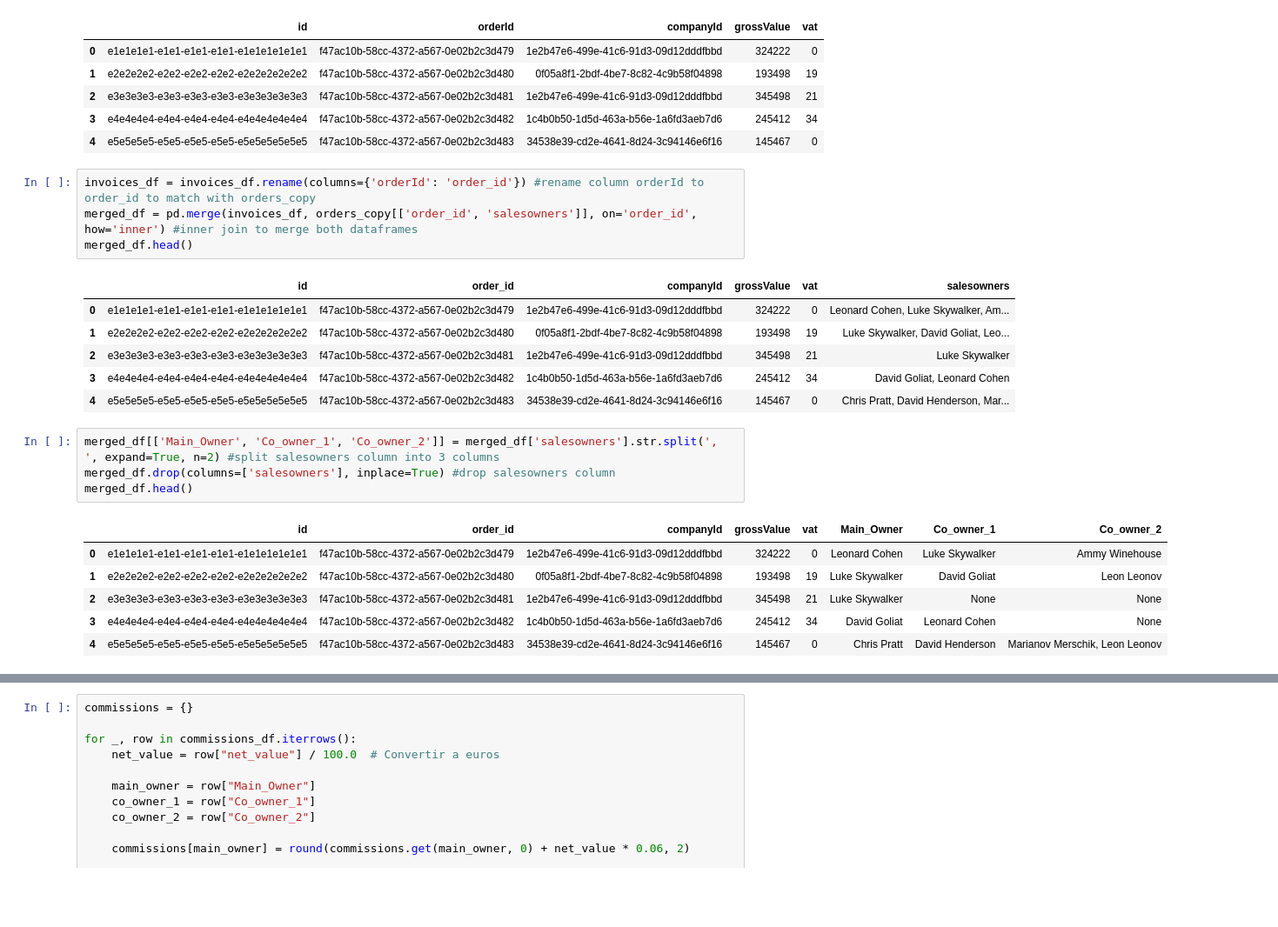
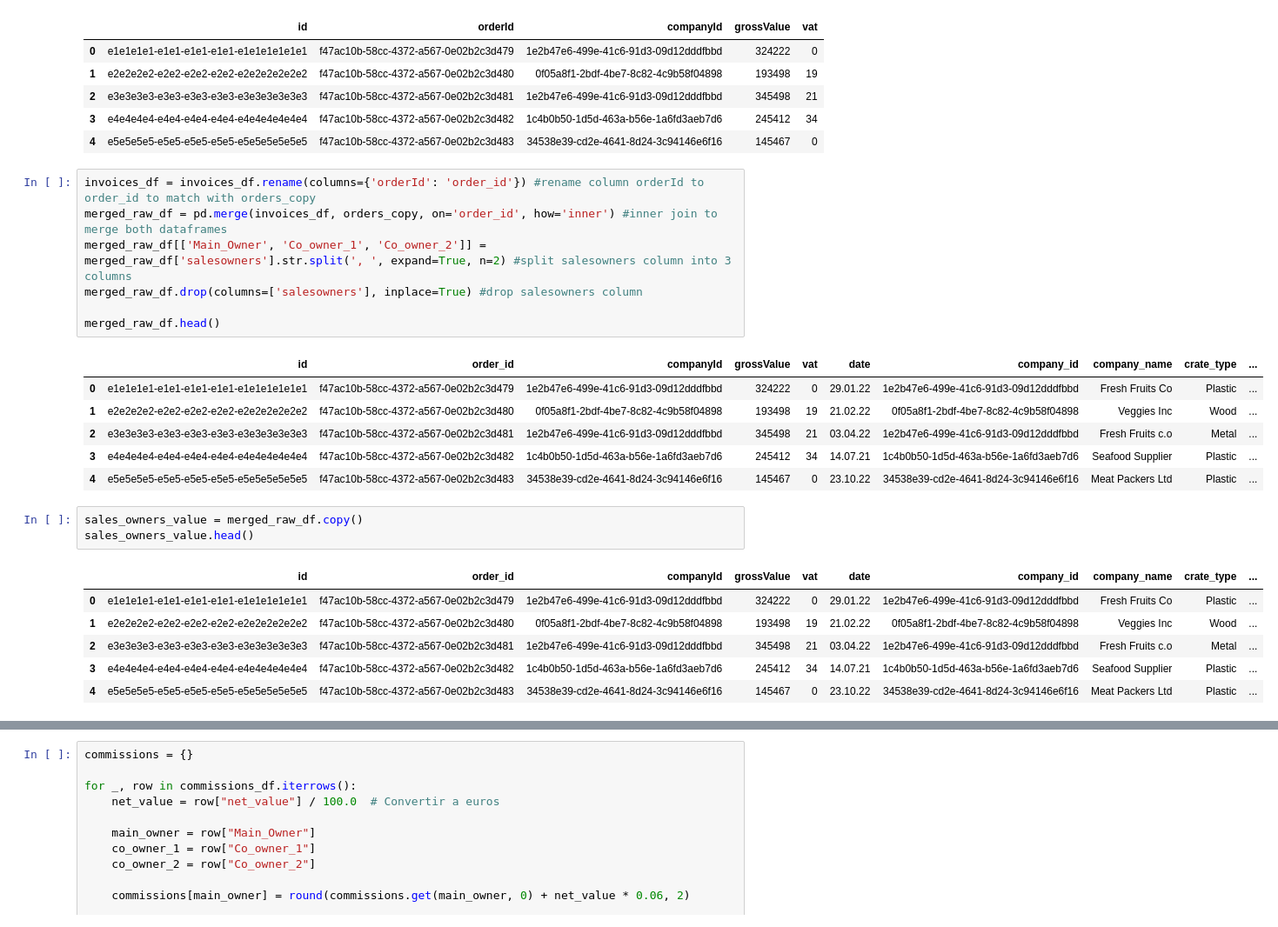
Before and after one commit to StephiKR/IFCO-TEST, a Jupyter notebook: stefaniekobsar_test.ipynb, the cells around one changed output, grey strips where cells are left out. Shown at 87% size. Saved outputs shown, nothing was run; the diff lists cells and outputs as text; blank space fills up the shorter version.

```diff
--- a/stefaniekobsar_test.ipynb
+++ b/stefaniekobsar_test.ipynb
@@ -183,24 +183,26 @@ invoices_df.head()
 | 4 | e5e5e5e5-e5e5-e5e5-e5e5-e5e5e5e5e5e5 | f47ac10b-58cc-4372-a567-0e02b2c3d483 | 34538e39-cd2e-4641-8d24-3c94146e6f16 | 145467 | 0 |
 # %%
 invoices_df = invoices_df.rename(columns={'orderId': 'order_id'}) #rename column orderId to order_id to match with orders_copy
-merged_df = pd.merge(invoices_df, orders_copy[['order_id', 'salesowners']], on='order_id', how='inner') #inner join to merge both dataframes
-merged_df.head()
+merged_raw_df = pd.merge(invoices_df, orders_copy, on='order_id', how='inner') #inner join to merge both dataframes
+merged_raw_df[['Main_Owner', 'Co_owner_1', 'Co_owner_2']] = merged_raw_df['salesowners'].str.split(', ', expand=True, n=2) #split salesowners column into 3 columns
+merged_raw_df.drop(columns=['salesowners'], inplace=True) #drop salesowners column
+
+merged_raw_df.head()
 # %% [output]
-|  | id | order_id | companyId | grossValue | vat | salesowners |
-| 0 | e1e1e1e1-e1e1-e1e1-e1e1-e1e1e1e1e1e1 | f47ac10b-58cc-4372-a567-0e02b2c3d479 | 1e2b47e6-499e-41c6-91d3-09d12dddfbbd | 324222 | 0 | Leonard Cohen, Luke Skywalker, Am... |
-| 1 | e2e2e2e2-e2e2-e2e2-e2e2-e2e2e2e2e2e2 | f47ac10b-58cc-4372-a567-0e02b2c3d480 | 0f05a8f1-2bdf-4be7-8c82-4c9b58f04898 | 193498 | 19 | Luke Skywalker, David Goliat, Leo... |
-| 2 | e3e3e3e3-e3e3-e3e3-e3e3-e3e3e3e3e3e3 | f47ac10b-58cc-4372-a567-0e02b2c3d481 | 1e2b47e6-499e-41c6-91d3-09d12dddfbbd | 345498 | 21 | Luke Skywalker |
-| 3 | e4e4e4e4-e4e4-e4e4-e4e4-e4e4e4e4e4e4 | f47ac10b-58cc-4372-a567-0e02b2c3d482 | 1c4b0b50-1d5d-463a-b56e-1a6fd3aeb7d6 | 245412 | 34 | David Goliat, Leonard Cohen |
-| 4 | e5e5e5e5-e5e5-e5e5-e5e5-e5e5e5e5e5e5 | f47ac10b-58cc-4372-a567-0e02b2c3d483 | 34538e39-cd2e-4641-8d24-3c94146e6f16 | 145467 | 0 | Chris Pratt, David Henderson, Mar... |
+|  | id | order_id | companyId | grossValue | vat | date | company_id | company_name | crate_type | ... |
+| 0 | e1e1e1e1-e1e1-e1e1-e1e1-e1e1e1e1e1e1 | f47ac10b-58cc-4372-a567-0e02b2c3d479 | 1e2b47e6-499e-41c6-91d3-09d12dddfbbd | 324222 | 0 | 29.01.22 | 1e2b47e6-499e-41c6-91d3-09d12dddfbbd | Fresh Fruits Co | Plastic | ... |
+| 1 | e2e2e2e2-e2e2-e2e2-e2e2-e2e2e2e2e2e2 | f47ac10b-58cc-4372-a567-0e02b2c3d480 | 0f05a8f1-2bdf-4be7-8c82-4c9b58f04898 | 193498 | 19 | 21.02.22 | 0f05a8f1-2bdf-4be7-8c82-4c9b58f04898 | Veggies Inc | Wood | ... |
+| 2 | e3e3e3e3-e3e3-e3e3-e3e3-e3e3e3e3e3e3 | f47ac10b-58cc-4372-a567-0e02b2c3d481 | 1e2b47e6-499e-41c6-91d3-09d12dddfbbd | 345498 | 21 | 03.04.22 | 1e2b47e6-499e-41c6-91d3-09d12dddfbbd | Fresh Fruits c.o | Metal | ... |
+| 3 | e4e4e4e4-e4e4-e4e4-e4e4-e4e4e4e4e4e4 | f47ac10b-58cc-4372-a567-0e02b2c3d482 | 1c4b0b50-1d5d-463a-b56e-1a6fd3aeb7d6 | 245412 | 34 | 14.07.21 | 1c4b0b50-1d5d-463a-b56e-1a6fd3aeb7d6 | Seafood Supplier | Plastic | ... |
+| 4 | e5e5e5e5-e5e5-e5e5-e5e5-e5e5e5e5e5e5 | f47ac10b-58cc-4372-a567-0e02b2c3d483 | 34538e39-cd2e-4641-8d24-3c94146e6f16 | 145467 | 0 | 23.10.22 | 34538e39-cd2e-4641-8d24-3c94146e6f16 | Meat Packers Ltd | Plastic | ... |
-# %%
-merged_df[['Main_Owner', 'Co_owner_1', 'Co_owner_2']] = merged_df['salesowners'].str.split(', ', expand=True, n=2) #split salesowners column into 3 columns
-merged_df.drop(columns=['salesowners'], inplace=True) #drop salesowners column
-merged_df.head()
-# %% [output]
-|  | id | order_id | companyId | grossValue | vat | Main_Owner | Co_owner_1 | Co_owner_2 |
-| 0 | e1e1e1e1-e1e1-e1e1-e1e1-e1e1e1e1e1e1 | f47ac10b-58cc-4372-a567-0e02b2c3d479 | 1e2b47e6-499e-41c6-91d3-09d12dddfbbd | 324222 | 0 | Leonard Cohen | Luke Skywalker | Ammy Winehouse |
-| 1 | e2e2e2e2-e2e2-e2e2-e2e2-e2e2e2e2e2e2 | f47ac10b-58cc-4372-a567-0e02b2c3d480 | 0f05a8f1-2bdf-4be7-8c82-4c9b58f04898 | 193498 | 19 | Luke Skywalker | David Goliat | Leon Leonov |
-| 2 | e3e3e3e3-e3e3-e3e3-e3e3-e3e3e3e3e3e3 | f47ac10b-58cc-4372-a567-0e02b2c3d481 | 1e2b47e6-499e-41c6-91d3-09d12dddfbbd | 345498 | 21 | Luke Skywalker | None | None |
-| 3 | e4e4e4e4-e4e4-e4e4-e4e4-e4e4e4e4e4e4 | f47ac10b-58cc-4372-a567-0e02b2c3d482 | 1c4b0b50-1d5d-463a-b56e-1a6fd3aeb7d6 | 245412 | 34 | David Goliat | Leonard Cohen | None |
-| 4 | e5e5e5e5-e5e5-e5e5-e5e5-e5e5e5e5e5e5 | f47ac10b-58cc-4372-a567-0e02b2c3d483 | 34538e39-cd2e-4641-8d24-3c94146e6f16 | 145467 | 0 | Chris Pratt | David Henderson | Marianov Merschik, Leon Leonov |
+# %%
+sales_owners_value = merged_raw_df.copy()
+sales_owners_value.head()
+# %% [output]
+|  | id | order_id | companyId | grossValue | vat | date | company_id | company_name | crate_type | ... |
+| 0 | e1e1e1e1-e1e1-e1e1-e1e1-e1e1e1e1e1e1 | f47ac10b-58cc-4372-a567-0e02b2c3d479 | 1e2b47e6-499e-41c6-91d3-09d12dddfbbd | 324222 | 0 | 29.01.22 | 1e2b47e6-499e-41c6-91d3-09d12dddfbbd | Fresh Fruits Co | Plastic | ... |
+| 1 | e2e2e2e2-e2e2-e2e2-e2e2-e2e2e2e2e2e2 | f47ac10b-58cc-4372-a567-0e02b2c3d480 | 0f05a8f1-2bdf-4be7-8c82-4c9b58f04898 | 193498 | 19 | 21.02.22 | 0f05a8f1-2bdf-4be7-8c82-4c9b58f04898 | Veggies Inc | Wood | ... |
+| 2 | e3e3e3e3-e3e3-e3e3-e3e3-e3e3e3e3e3e3 | f47ac10b-58cc-4372-a567-0e02b2c3d481 | 1e2b47e6-499e-41c6-91d3-09d12dddfbbd | 345498 | 21 | 03.04.22 | 1e2b47e6-499e-41c6-91d3-09d12dddfbbd | Fresh Fruits c.o | Metal | ... |
+| 3 | e4e4e4e4-e4e4-e4e4-e4e4-e4e4e4e4e4e4 | f47ac10b-58cc-4372-a567-0e02b2c3d482 | 1c4b0b50-1d5d-463a-b56e-1a6fd3aeb7d6 | 245412 | 34 | 14.07.21 | 1c4b0b50-1d5d-463a-b56e-1a6fd3aeb7d6 | Seafood Supplier | Plastic | ... |
+| 4 | e5e5e5e5-e5e5-e5e5-e5e5-e5e5e5e5e5e5 | f47ac10b-58cc-4372-a567-0e02b2c3d483 | 34538e39-cd2e-4641-8d24-3c94146e6f16 | 145467 | 0 | 23.10.22 | 34538e39-cd2e-4641-8d24-3c94146e6f16 | Meat Packers Ltd | Plastic | ... |
 # %%
```
Also changed, not shown: parts of 10 cells of this notebook.
